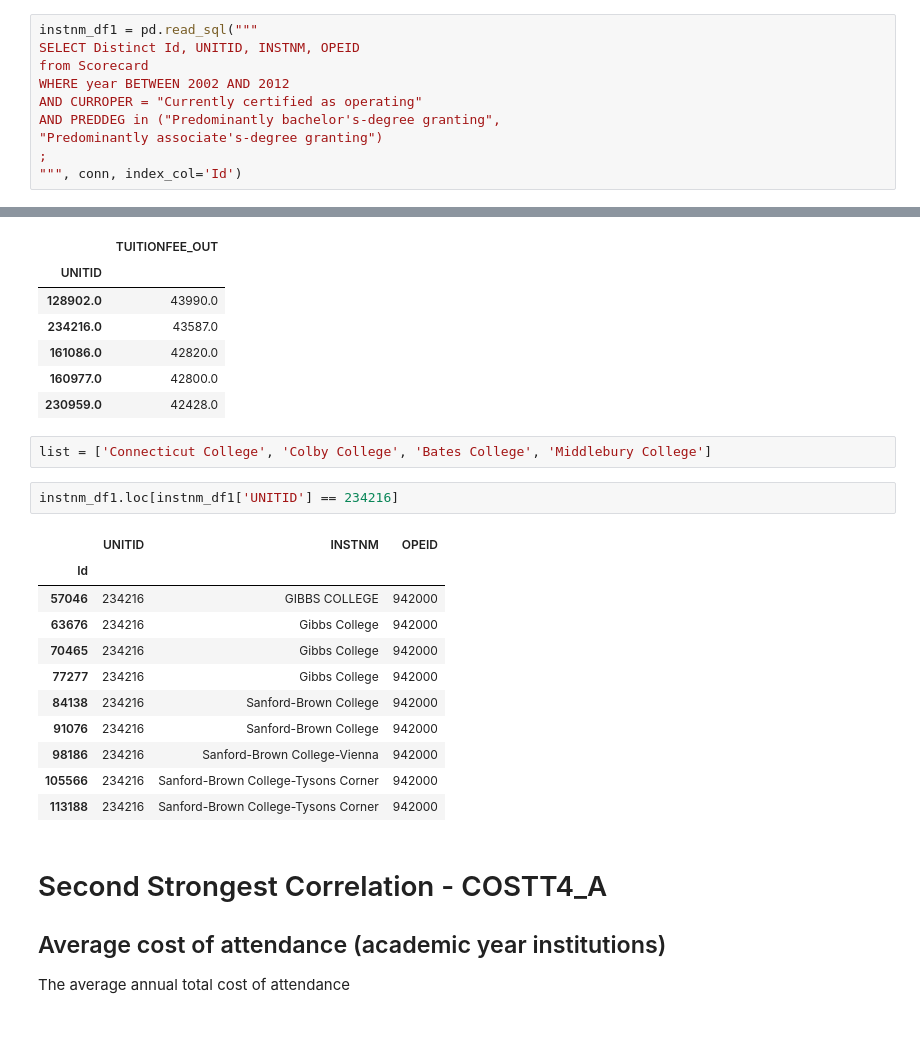
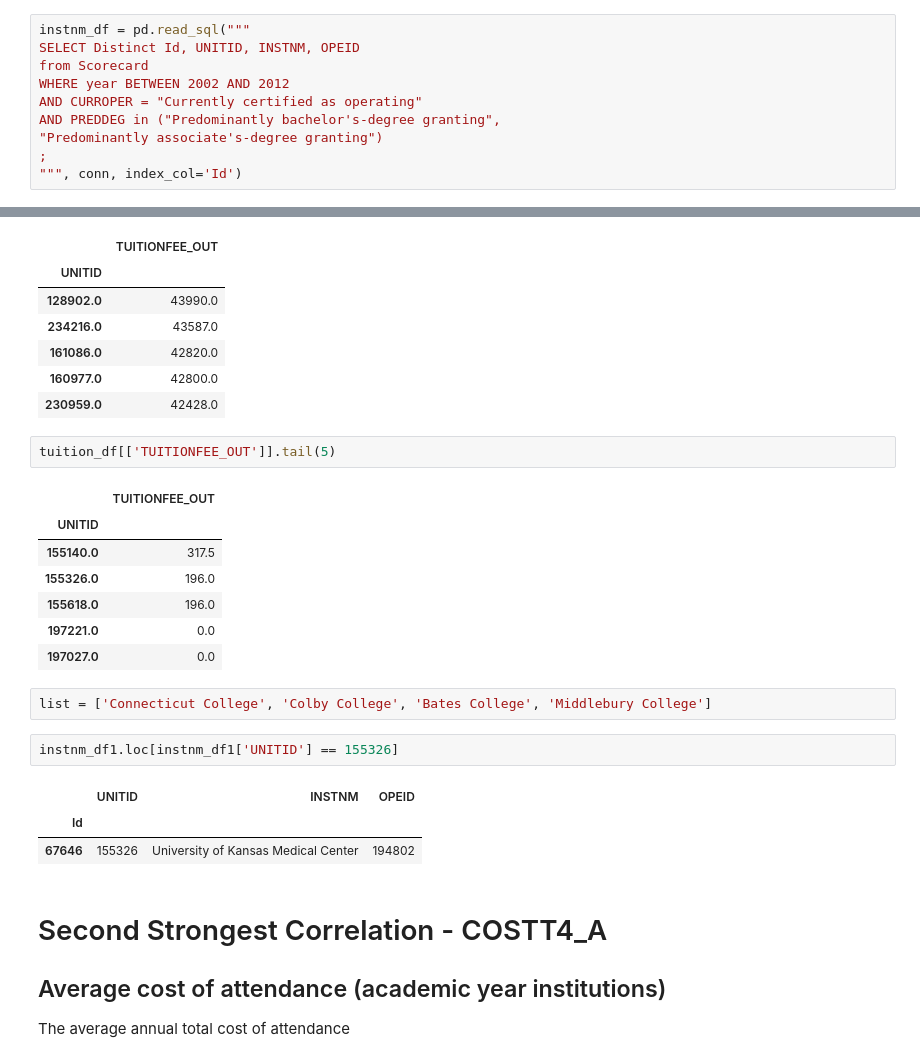
Before and after one commit to jesusbaquiax/college_graduation_rates, a Jupyter notebook: 03_Visualizations.ipynb, the cells around one changed output, grey strips where cells are left out. Drawn from its saved outputs; the diff is of its cells as text; blank space fills up the shorter version.

```diff
--- a/03_EDA.ipynb
+++ b/03_Visualizations.ipynb
@@ -56,7 +56,7 @@ scorecard_columns
 # %% [output]
 ('CREATE TABLE Scorecard (\n    Id INTEGER PRIMARY KEY,\n    UNITID INTEGER,\n    OPEID INTEGER,\n    opeid6 INTEGER,\n    INSTNM TEXT,\n    CITY TEXT,\n    STABBR TEXT,\n    ZIP INTEGER,\n    AccredA ...
 # %%
-instnm_df1 = pd.read_sql("""
+instnm_df = pd.read_sql("""
 SELECT Distinct Id, UNITID, INSTNM, OPEID
 from Scorecard
 WHERE year BETWEEN 2002 AND 2012
@@ -113,22 +144,24 @@ tuition_df[['TUITIONFEE_OUT']].head(5)
 | 161086.0 | 42820.0 |
 | 160977.0 | 42800.0 |
 | 230959.0 | 42428.0 |
+# %%
+tuition_df[['TUITIONFEE_OUT']].tail(5)
+# %% [output]
+|  | TUITIONFEE_OUT |
+| UNITID |  |
+| 155140.0 | 317.5 |
+| 155326.0 | 196.0 |
+| 155618.0 | 196.0 |
+| 197221.0 | 0.0 |
+| 197027.0 | 0.0 |
 # %%
 list = ['Connecticut College', 'Colby College', 'Bates College', 'Middlebury College']
 # %%
-instnm_df1.loc[instnm_df1['UNITID'] == 234216]
+instnm_df1.loc[instnm_df1['UNITID'] == 155326]
 # %% [output]
 |  | UNITID | INSTNM | OPEID |
 | Id |  |  |  |
-| 57046 | 234216 | GIBBS COLLEGE | 942000 |
-| 63676 | 234216 | Gibbs College | 942000 |
-| 70465 | 234216 | Gibbs College | 942000 |
-| 77277 | 234216 | Gibbs College | 942000 |
-| 84138 | 234216 | Sanford-Brown College | 942000 |
-| 91076 | 234216 | Sanford-Brown College | 942000 |
-| 98186 | 234216 | Sanford-Brown College-Vienna | 942000 |
-| 105566 | 234216 | Sanford-Brown College-Tysons Corner | 942000 |
-| 113188 | 234216 | Sanford-Brown College-Tysons Corner | 942000 |
+| 67646 | 155326 | University of Kansas Medical Center | 194802 |
 # %% [markdown]
 # Second Strongest Correlation - COSTT4_A
 ## Average cost of attendance (academic year institutions)
```
Also changed, not shown: parts of 9 cells of this notebook, 1 other file.
